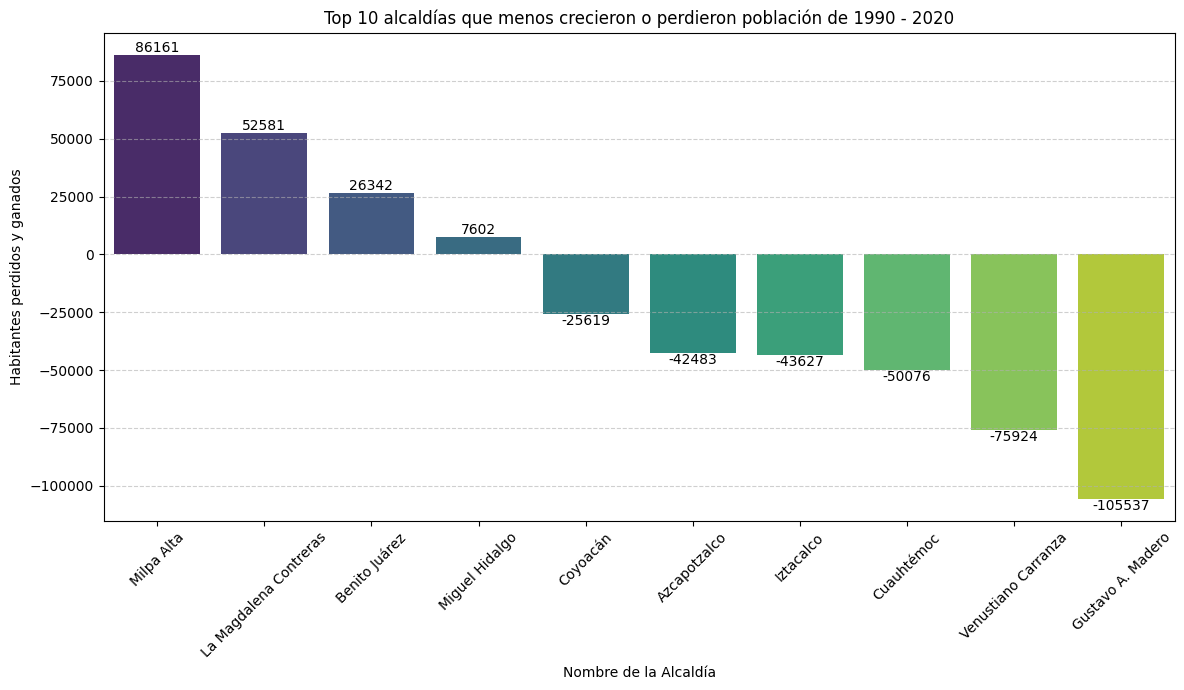
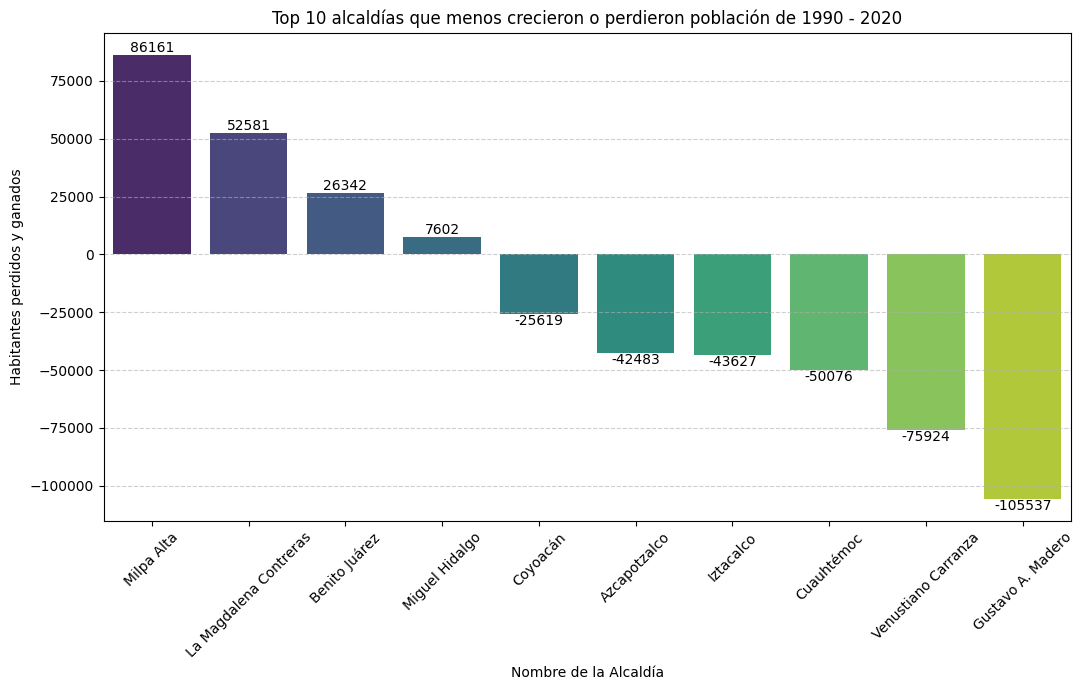
Unified diff of the notebook cell whose output changed from the first chart to the second:
--- before
+++ after
@@ -1,4 +1,4 @@
 top10_alcaldias_menos_crecieron = rango.sort_values(ascending=False).tail(10)
-plt.figure(figsize=(12,7))
+plt.figure(figsize=(11,7))
 plt.title("Top 10 alcaldías que menos crecieron o perdieron población de 1990 - 2020")
 barras = sns.barplot(x=top10_alcaldias_menos_crecieron.index,

Commit: Ajusté las dimensiones de la gráfica "Top 10 alcaldías que menos crecieron o perdieron población de 1990 - 2020"